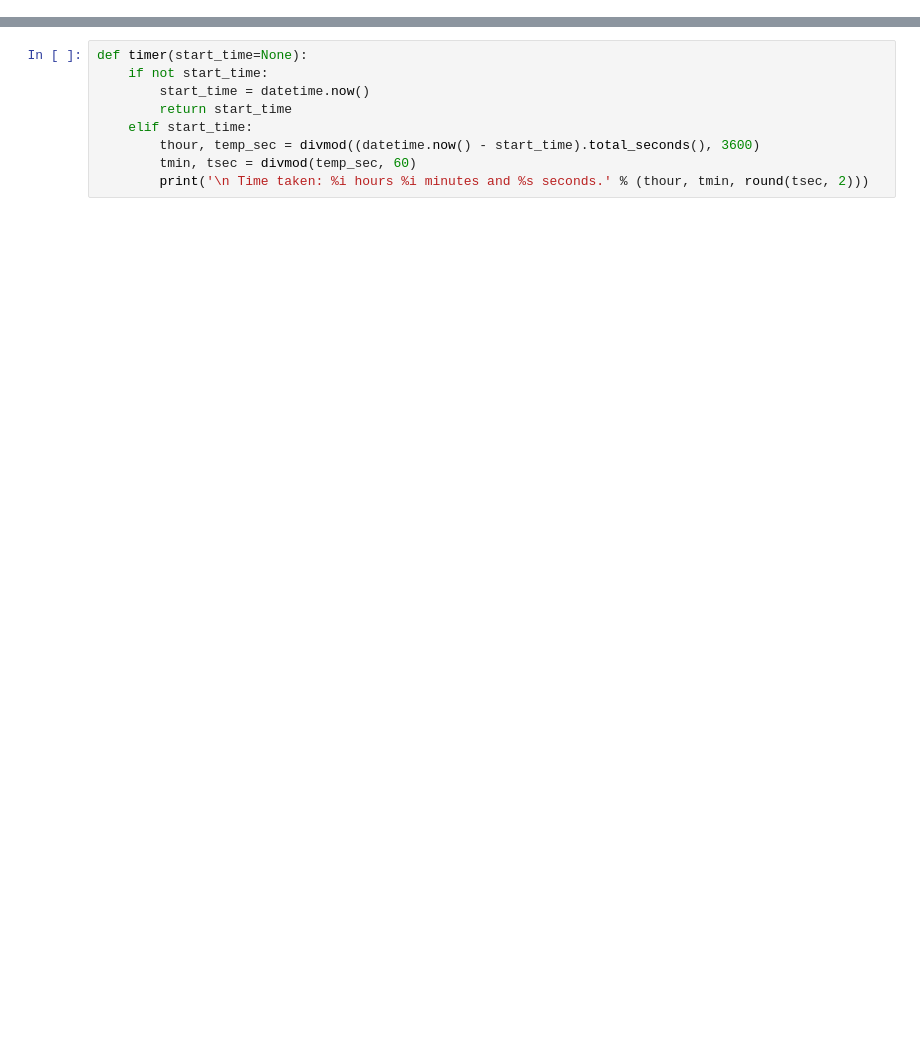
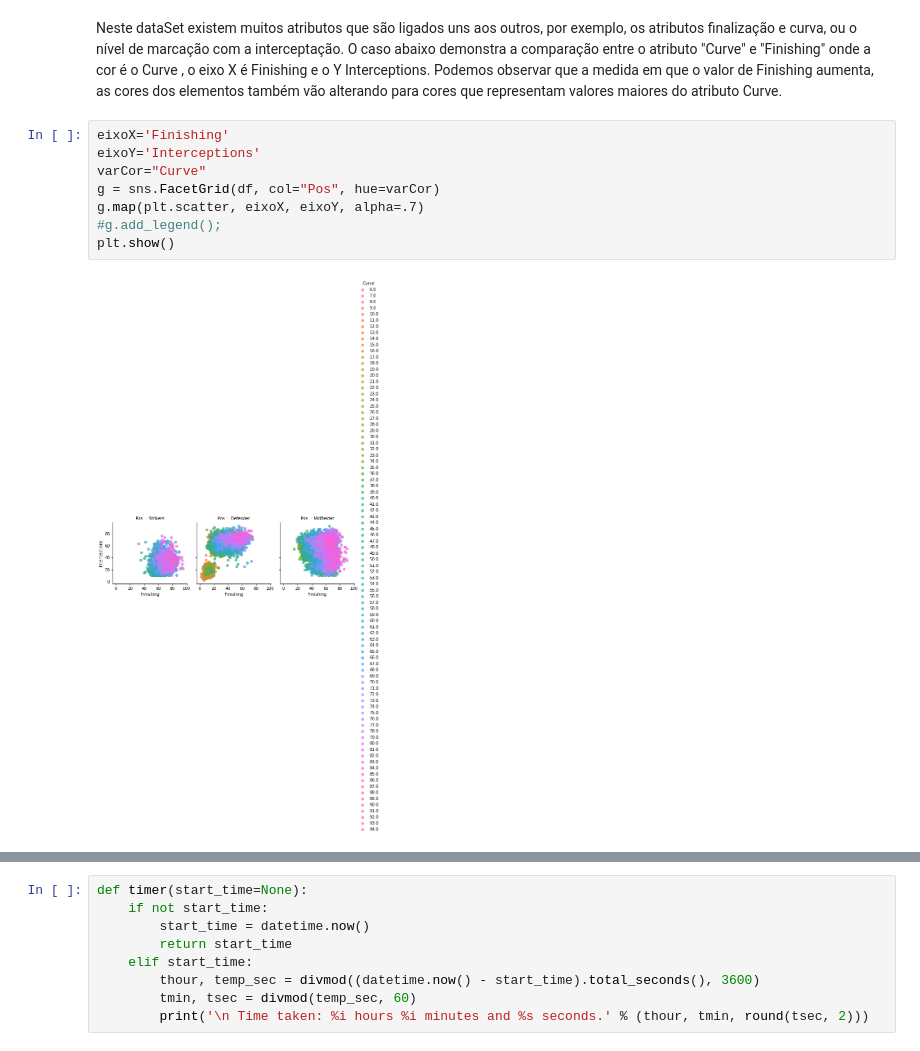
Before and after one commit to Sette/fifa_dataset, a Jupyter notebook: Xgboost_fifa.ipynb, the cells around one changed output, grey strips where cells are left out. Saved outputs shown, nothing was run; the diff lists cells and outputs as text; blank space fills up the shorter version.

```diff
--- a/Xgboost_fifa.ipynb
+++ b/Xgboost_fifa.ipynb
@@ -142,0 +183,14 @@ None
+# %% [markdown]
+Neste dataSet existem muitos atributos que são ligados uns aos outros, por exemplo, os atributos finalização e curva, ou o nível de marcação com a interceptação.
+O caso abaixo demonstra a comparação entre o atributo "Curve" e "Finishing" onde a cor é o  Curve ,  o eixo X é Finishing e o Y Interceptions.
+Podemos observar que a medida em que o valor de Finishing aumenta, as cores dos elementos também vão alterando para cores que representam valores maiores do atributo Curve.
+# %%
+eixoX='Finishing'
+eixoY='Interceptions'
+varCor="Curve"
+g = sns.FacetGrid(df, col="Pos", hue=varCor)
+g.map(plt.scatter, eixoX, eixoY, alpha=.7)
+#g.add_legend();
+plt.show()
+# %% [output]
+[figure, added]
```
Also changed, not shown: parts of 28 cells of this notebook.
